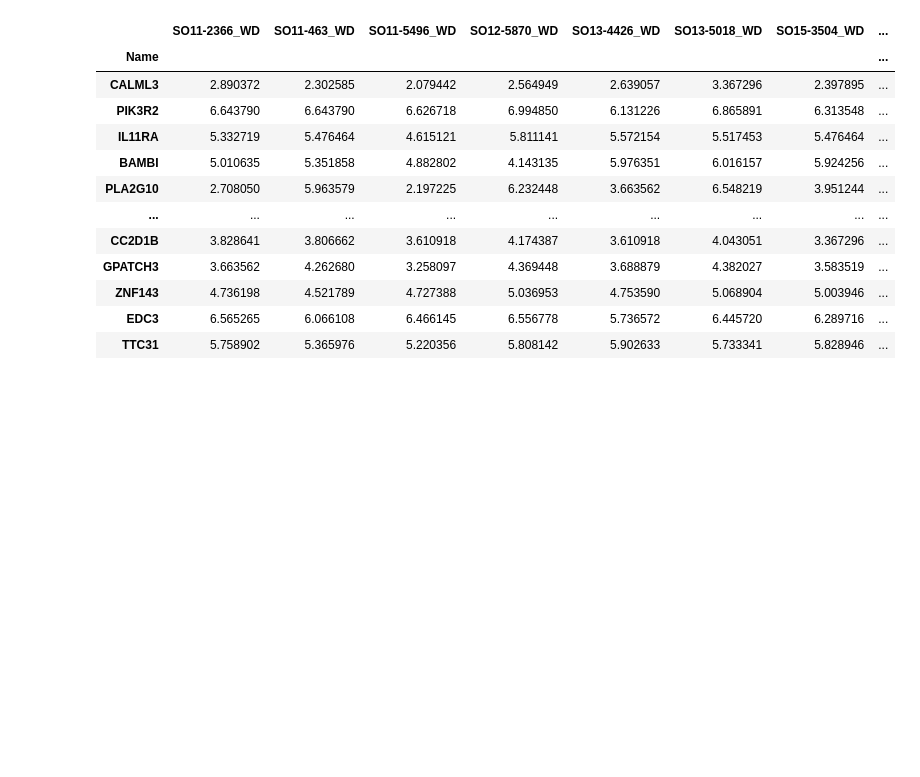
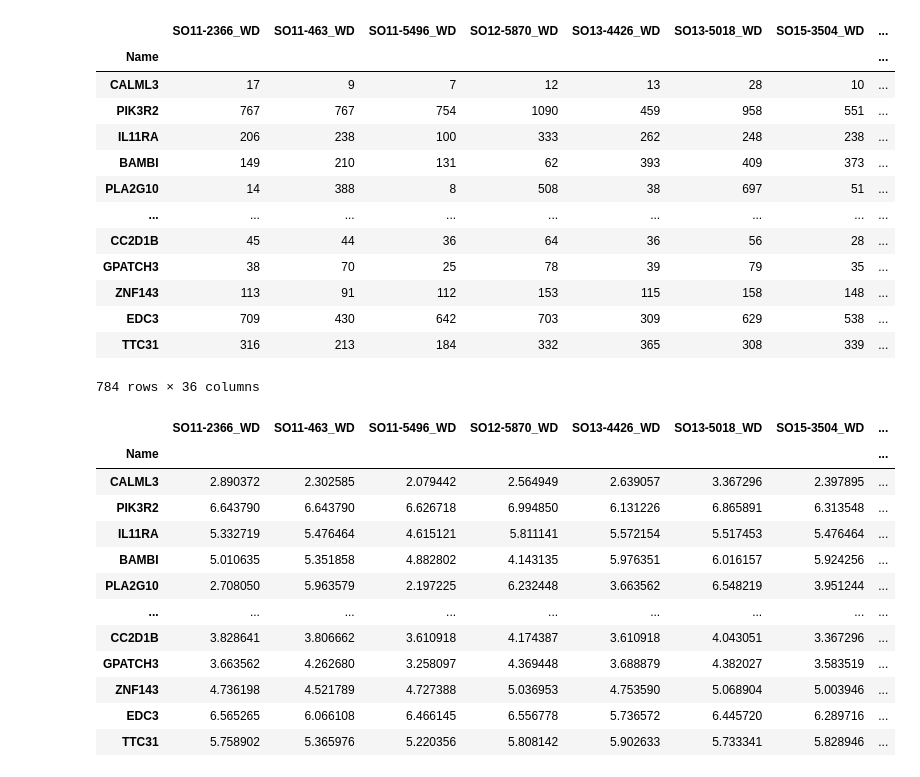
Before and after one commit to hayanlee/NET_hist_classifier, a Jupyter notebook: NET_heatmap.ipynb, the cells around one changed output. Saved outputs shown, nothing was run; the diff lists cells and outputs as text; code cells hidden in the pictures; blank space fills up the shorter version.

```diff
--- a/NET_heatmap.ipynb
+++ b/NET_heatmap.ipynb
@@ -1,13 +1,26 @@
 # %%
 import pandas as pd
 from sklearn.neighbors import KNeighborsClassifier
 import matplotlib.pyplot as plt
 import numpy as np
 
-df = pd.read_csv("gene_data.csv", header = 0, index_col = 0)
-df.columns = df.columns.str.replace("LG$", "WD")
-
-df.columns = df.columns.str.replace("HG$", "PD")
+df = pd.read_csv("gene_data_PDWD.tsv", sep = '\t', header = 0, index_col = 0)
+df
+# %% [output]
+|  | SO11-2366_WD | SO11-463_WD | SO11-5496_WD | SO12-5870_WD | SO13-4426_WD | SO13-5018_WD | SO15-3504_WD | ... |
+| Name |  |  |  |  |  |  |  | ... |
+| CALML3 | 17 | 9 | 7 | 12 | 13 | 28 | 10 | ... |
+| PIK3R2 | 767 | 767 | 754 | 1090 | 459 | 958 | 551 | ... |
+| IL11RA | 206 | 238 | 100 | 333 | 262 | 248 | 238 | ... |
+| BAMBI | 149 | 210 | 131 | 62 | 393 | 409 | 373 | ... |
+| PLA2G10 | 14 | 388 | 8 | 508 | 38 | 697 | 51 | ... |
+| ... | ... | ... | ... | ... | ... | ... | ... | ... |
+| CC2D1B | 45 | 44 | 36 | 64 | 36 | 56 | 28 | ... |
+| GPATCH3 | 38 | 70 | 25 | 78 | 39 | 79 | 35 | ... |
+| ZNF143 | 113 | 91 | 112 | 153 | 115 | 158 | 148 | ... |
+| EDC3 | 709 | 430 | 642 | 703 | 309 | 629 | 538 | ... |
+| TTC31 | 316 | 213 | 184 | 332 | 365 | 308 | 339 | ... |
+784 rows × 36 columns
 # %%
 df_log = np.log( df+1 )
 df_log
```
